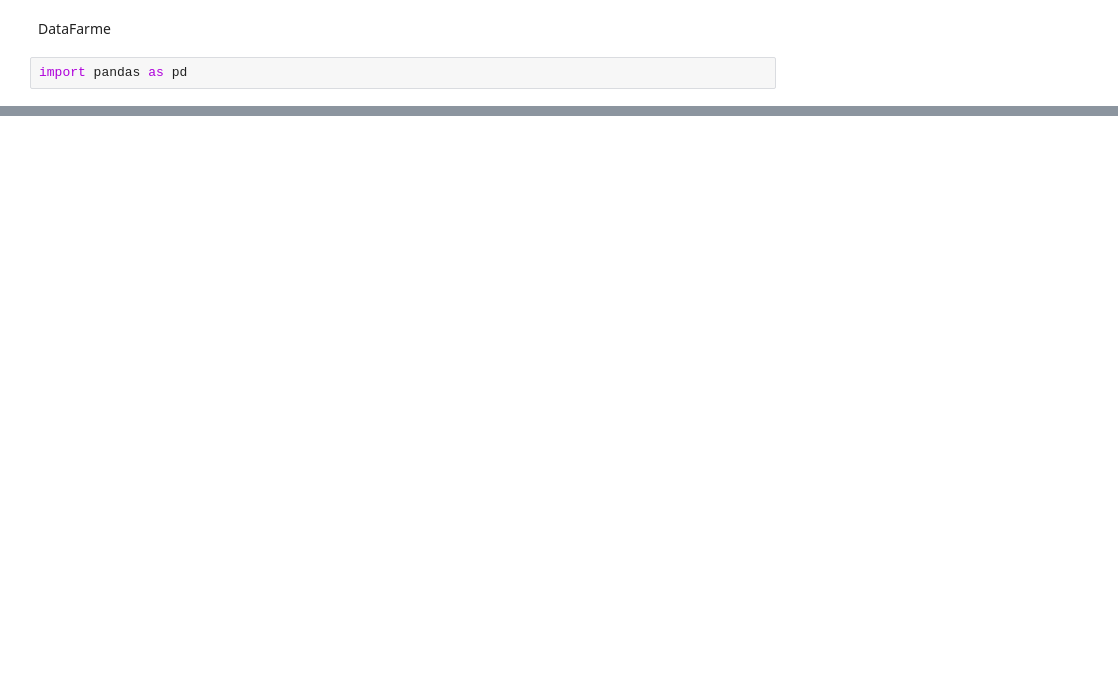
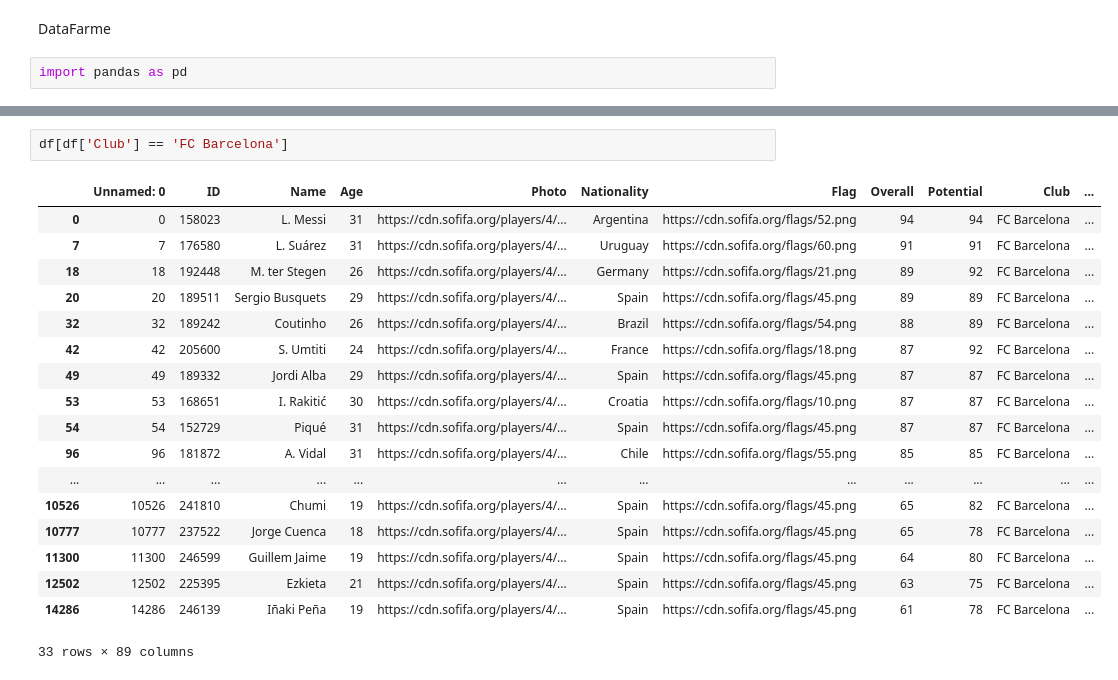
Before and after one commit to Jeisson-Gomez/pyton-jupyter, a Jupyter notebook: Clase 4 - Pandas/Cargando Data dentro de un DataFarme.ipynb, the cells around one changed output, grey strips where cells are left out. Saved outputs shown, nothing was run; the diff lists cells and outputs as text; blank space fills up the shorter version.

```diff
--- a/Clase 4 - Pandas/Cargando Data dentro de un DataFarme.ipynb
+++ b/Clase 4 - Pandas/Cargando Data dentro de un DataFarme.ipynb
@@ -21,0 +44,21 @@ df
+# %%
+df[df['Club'] == 'FC Barcelona']
+# %% [output]
+|  | Unnamed: 0 | ID | Name | Age | Photo | Nationality | Flag | Overall | Potential | Club | ... |
+| 0 | 0 | 158023 | L. Messi | 31 | https://cdn.sofifa.org/players/4/... | Argentina | https://cdn.sofifa.org/flags/52.png | 94 | 94 | FC Barcelona | ... |
+| 7 | 7 | 176580 | L. Suárez | 31 | https://cdn.sofifa.org/players/4/... | Uruguay | https://cdn.sofifa.org/flags/60.png | 91 | 91 | FC Barcelona | ... |
+| 18 | 18 | 192448 | M. ter Stegen | 26 | https://cdn.sofifa.org/players/4/... | Germany | https://cdn.sofifa.org/flags/21.png | 89 | 92 | FC Barcelona | ... |
+| 20 | 20 | 189511 | Sergio Busquets | 29 | https://cdn.sofifa.org/players/4/... | Spain | https://cdn.sofifa.org/flags/45.png | 89 | 89 | FC Barcelona | ... |
+| 32 | 32 | 189242 | Coutinho | 26 | https://cdn.sofifa.org/players/4/... | Brazil | https://cdn.sofifa.org/flags/54.png | 88 | 89 | FC Barcelona | ... |
+| 42 | 42 | 205600 | S. Umtiti | 24 | https://cdn.sofifa.org/players/4/... | France | https://cdn.sofifa.org/flags/18.png | 87 | 92 | FC Barcelona | ... |
+| 49 | 49 | 189332 | Jordi Alba | 29 | https://cdn.sofifa.org/players/4/... | Spain | https://cdn.sofifa.org/flags/45.png | 87 | 87 | FC Barcelona | ... |
+| 53 | 53 | 168651 | I. Rakitić | 30 | https://cdn.sofifa.org/players/4/... | Croatia | https://cdn.sofifa.org/flags/10.png | 87 | 87 | FC Barcelona | ... |
+| 54 | 54 | 152729 | Piqué | 31 | https://cdn.sofifa.org/players/4/... | Spain | https://cdn.sofifa.org/flags/45.png | 87 | 87 | FC Barcelona | ... |
+| 96 | 96 | 181872 | A. Vidal | 31 | https://cdn.sofifa.org/players/4/... | Chile | https://cdn.sofifa.org/flags/55.png | 85 | 85 | FC Barcelona | ... |
+| ... | ... | ... | ... | ... | ... | ... | ... | ... | ... | ... | ... |
+| 10526 | 10526 | 241810 | Chumi | 19 | https://cdn.sofifa.org/players/4/... | Spain | https://cdn.sofifa.org/flags/45.png | 65 | 82 | FC Barcelona | ... |
+| 10777 | 10777 | 237522 | Jorge Cuenca | 18 | https://cdn.sofifa.org/players/4/... | Spain | https://cdn.sofifa.org/flags/45.png | 65 | 78 | FC Barcelona | ... |
+| 11300 | 11300 | 246599 | Guillem Jaime | 19 | https://cdn.sofifa.org/players/4/... | Spain | https://cdn.sofifa.org/flags/45.png | 64 | 80 | FC Barcelona | ... |
+| 12502 | 12502 | 225395 | Ezkieta | 21 | https://cdn.sofifa.org/players/4/... | Spain | https://cdn.sofifa.org/flags/45.png | 63 | 75 | FC Barcelona | ... |
+| 14286 | 14286 | 246139 | Iñaki Peña | 19 | https://cdn.sofifa.org/players/4/... | Spain | https://cdn.sofifa.org/flags/45.png | 61 | 78 | FC Barcelona | ... |
+33 rows × 89 columns
```
Also changed, not shown: parts of 6 cells of this notebook.
